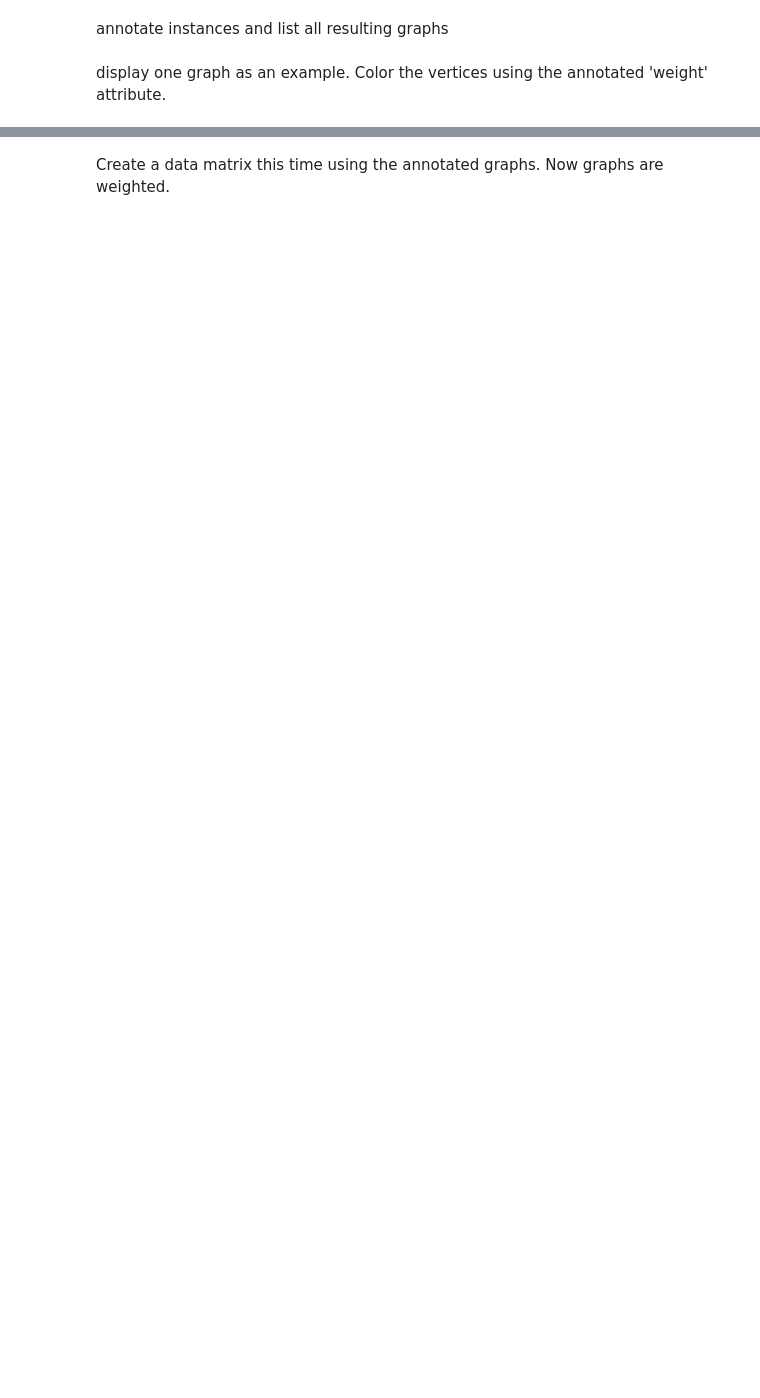
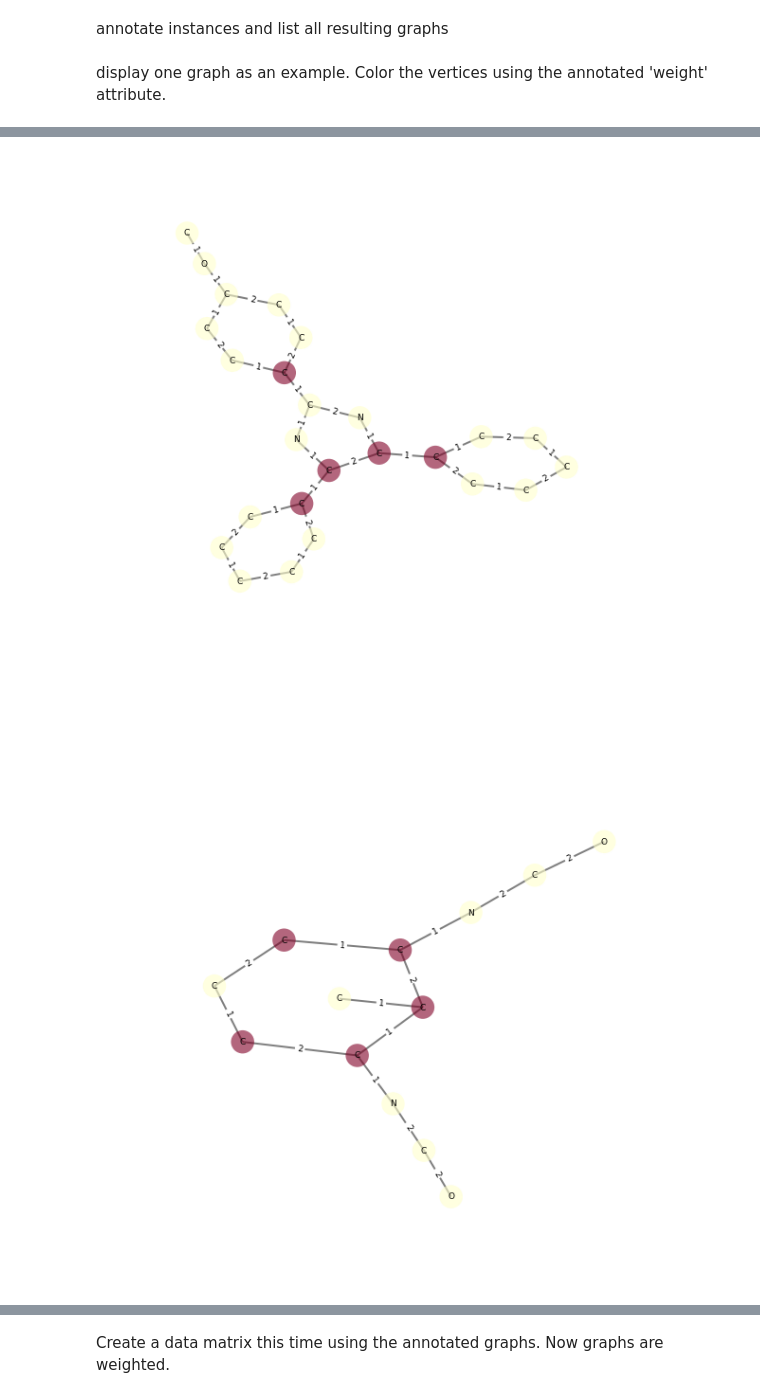
Before and after one commit to fabriziocosta/EDeN, a Jupyter notebook: examples/annotation.ipynb, the cells around one changed output, grey strips where cells are left out. Saved outputs shown, nothing was run; the diff lists cells and outputs as text; code cells hidden in the pictures; blank space fills up the shorter version.

Commit message:
Major update: Vectorizer now implements predict, similarity and annotate

```diff
--- a/examples/annotation.ipynb
+++ b/examples/annotation.ipynb
@@ -21,7 +16,7 @@ graphs = gspan_to_eden( 'http://www.bioinf.uni-freiburg.de/~costa/bursi.gspan' )
 setup the vectorizer
 # %%
 from eden.graph import Vectorizer
-vectorizer = Vectorizer( r = 1, d = 3 )
+vectorizer = Vectorizer( r = 1, d = 1 )
 # %% [markdown]
 extract features and build data matrix
 # %%
@@ -52,15 +42,3 @@ annotator = Annotator(estimator = estimator, vectorizer = vectorizer)
 annotate instances and list all resulting graphs
 # %% [markdown]
 display one graph as an example. Color the vertices using the annotated 'weight' attribute.
-# %%
-%%time
-from eden.util import display
-import itertools as it
-
-num = 1
-
-graphs = gspan_to_eden( 'http://www.bioinf.uni-freiburg.de/~costa/bursi.gspan' )
-graphs = annotator.transform( graphs )
-
-for graph in it.islice( graphs, num ):
-    display.draw_graph( graph, vertex_color='importance' , colormap = 'Spectral')
@@ -70,0 +45,17 @@ Wall time: 1.35 s
+# %%
+%matplotlib inline
+
+from eden.converter.graph.gspan import gspan_to_eden
+graphs = gspan_to_eden( 'http://www.bioinf.uni-freiburg.de/~costa/bursi.gspan' )
+
+graphs = vectorizer.annotate( graphs, estimator=estimator )
+
+from eden.modifier.graph.vertex_attributes import colorize_binary
+graphs = colorize_binary(graph_list = graphs, output_attribute = 'color_value', input_attribute='importance', level=1)
+
+import itertools
+graphs = itertools.islice( graphs, 3 )
+
+from eden.util.display import draw_graph
+for graph in graphs: draw_graph( graph, vertex_color='color_value' )
+# %% [output]
@@ -70,0 +63,2 @@ Wall time: 1.35 s
+[figure, added]
+[figure, added]
```
Also changed, not shown: parts of 9 cells of this notebook, 6 other files.
